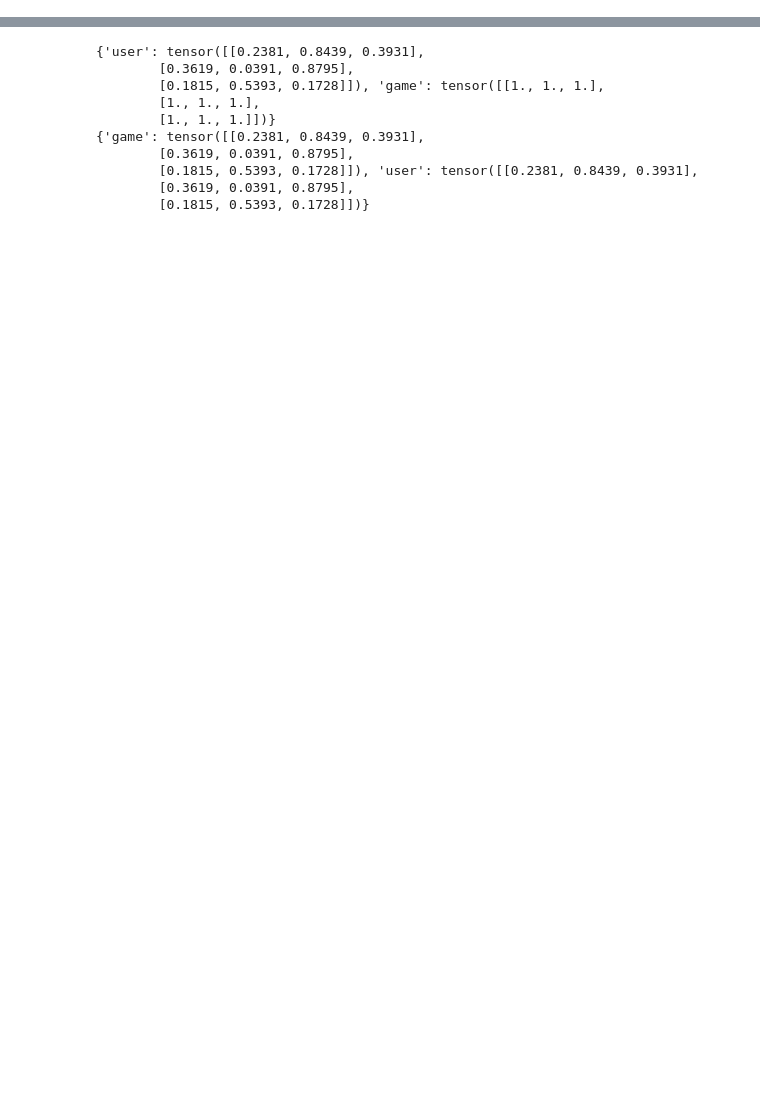
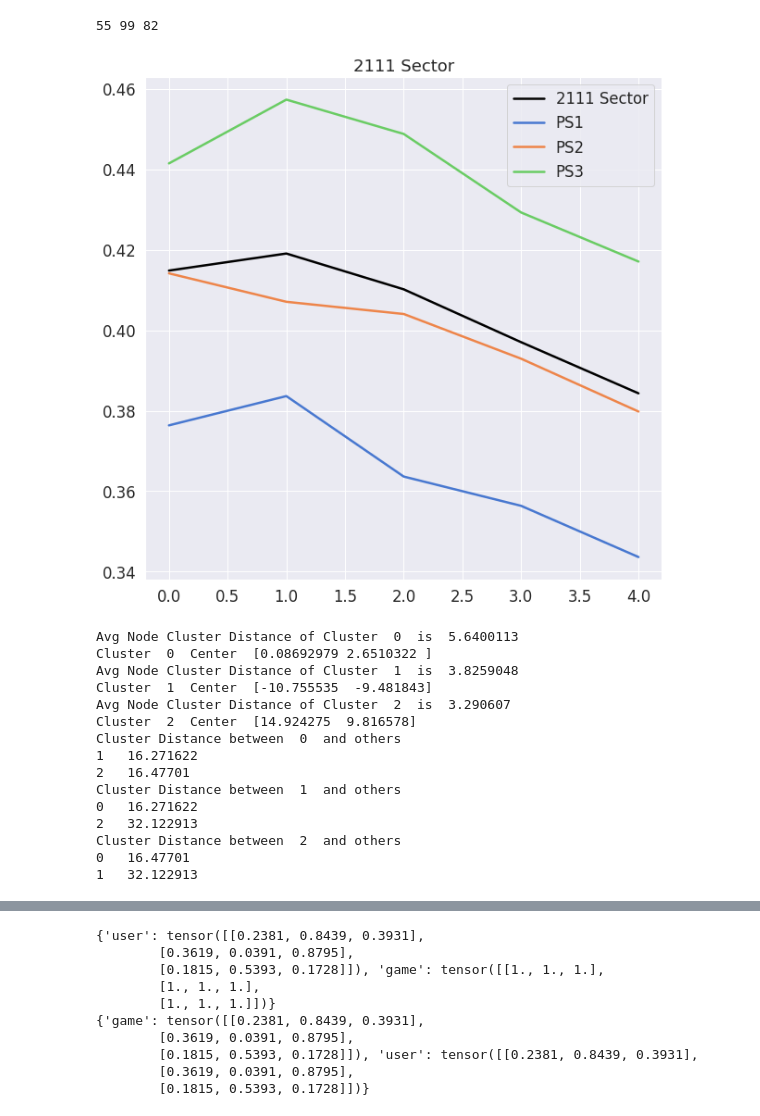
Before and after one commit to SaiChaitanya-ON/Python-NoteBooks, a Jupyter notebook: Proof of Concept KG.ipynb, the cells around one changed output, grey strips where cells are left out. Saved outputs shown, nothing was run; the diff lists cells and outputs as text; code cells hidden in the pictures; blank space fills up the shorter version.

```diff
--- a/Proof of Concept KG.ipynb
+++ b/Proof of Concept KG.ipynb
@@ -349,0 +395,73 @@ plt.show()
+# %%
+X_2 = logits['borrower'].detach().numpy()[index2]
+kmeans_2 = KMeans(n_clusters=3, random_state=0).fit(X_2)
+
+PS1_2 = []
+PS2_2 = []
+PS3_2 = []
+
+for i in list(zip(index2,kmeans.labels_)):
+    ind,ps = i
+    if ps == 0:
+        PS1_2.append(ind)
+    elif ps == 1:
+        PS2_2.append(ind)
+    elif ps == 2:
+        PS3_2.append(ind)
+
+Psector1_rev_2 = np.array([0.,0.,0.,0.,0.])
+Psector2_rev_2 = np.array([0.,0.,0.,0.,0.])
+Psector3_rev_2 = np.array([0.,0.,0.,0.,0.])
+n = 0
+m = 0
+p = 0
+q = 0
+for i in Final_Data_Set_Nor.items():
+    ID,data = i
+    if n in PS1_2:
+        #print(data['Sector'],data['Revenue'],data['EBITDA'],data['NDE'],data['TDE'])
+        Psector1_rev_2 += np.array(data['Revenue'])
+        m += 1
+    if n in PS2_2:
+        Psector2_rev_2 += np.array(data['Revenue'])
+        p += 1
+    if n in PS3_2:
+        Psector3_rev_2 += np.array(data['Revenue'])
+        q += 1
+
+    n += 1
+
+Psector1_rev_2 = Psector1_rev_2/m
+Psector2_rev_2 = Psector2_rev_2/p
+Psector3_rev_2 = Psector3_rev_2/q
+print(m,p,q)
+
+plt.figure(figsize = (10,10))
+S, = plt.plot(range(len(sector_rev_2)),sector_rev_2,'k')
+ps1, = plt.plot(range(len(Psector1_rev_2)),Psector1_rev_2)
+ps2, = plt.plot(range(len(Psector2_rev_2)),Psector2_rev_2)
+ps3, = plt.plot(range(len(Psector3_rev_2)),Psector3_rev_2)
+plt.legend([S,ps1,ps2,ps3],['2111 Sector', 'PS1', 'PS2', 'PS3'])
+plt.title("2111 Sector")
+plt.show()
+
+fashion_tsne = TSNE(random_state=123).fit_transform(X_2)
+fashion_scatter(fashion_tsne, kmeans_2.labels_)
+# %% [output]
+55 99 82
+[figure, added]
+Avg Node Cluster Distance of Cluster  0  is  5.6400113
+Cluster  0  Center  [0.08692979 2.6510322 ]
+Avg Node Cluster Distance of Cluster  1  is  3.8259048
+Cluster  1  Center  [-10.755535  -9.481843]
+Avg Node Cluster Distance of Cluster  2  is  3.290607
+Cluster  2  Center  [14.924275  9.816578]
+Cluster Distance between  0  and others
+1   16.271622
+2   16.47701
+Cluster Distance between  1  and others
+0   16.271622
+2   32.122913
+Cluster Distance between  2  and others
+0   16.47701
+1   32.122913
```
Also changed, not shown: parts of 8 cells of this notebook.
